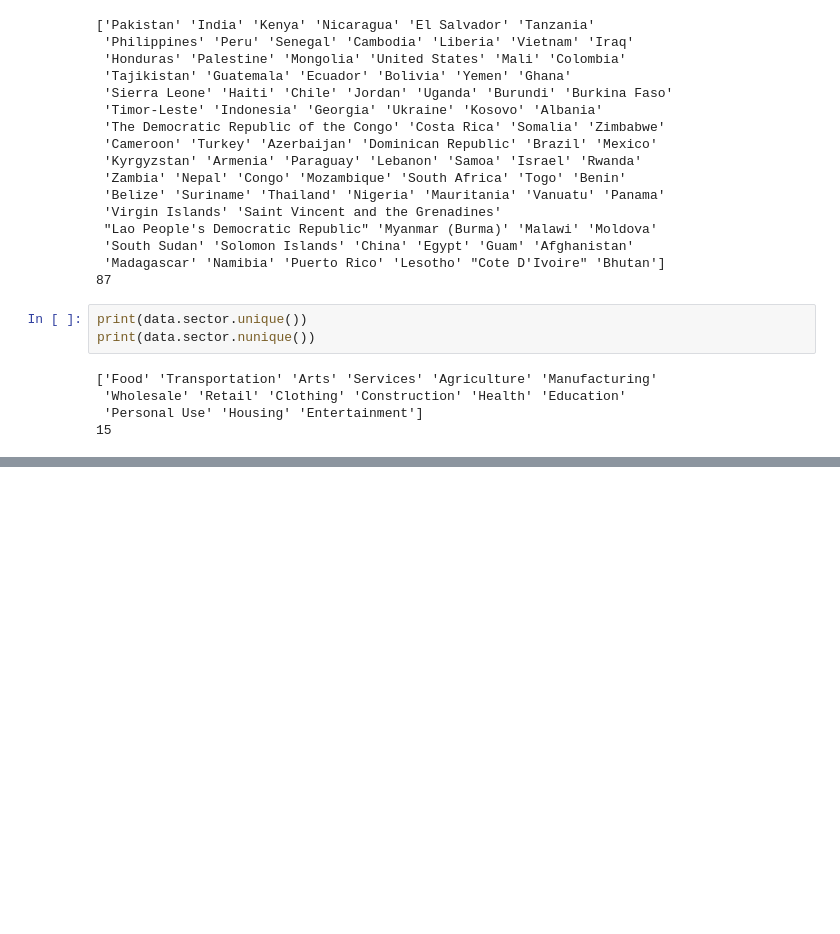
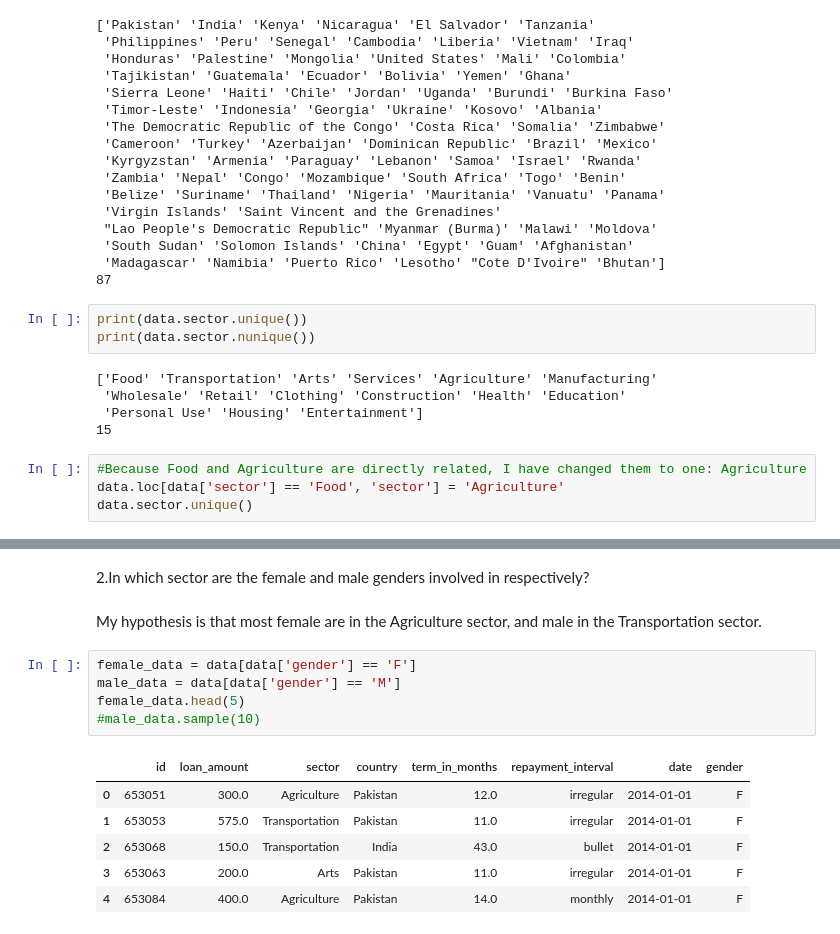
Before and after one commit to masterpython4ds/assignment-1-Alumasa, a Jupyter notebook: Kiva Loans_final.ipynb, the cells around one changed output, grey strips where cells are left out. Drawn from its saved outputs; the diff is of its cells as text; blank space fills up the shorter version.

```diff
--- a/Kiva Loans_final.ipynb
+++ b/Kiva Loans_final.ipynb
@@ -197,3 +197,7 @@ print(data.sector.nunique())
  'Wholesale' 'Retail' 'Clothing' 'Construction' 'Health' 'Education'
  'Personal Use' 'Housing' 'Entertainment']
 15
+# %%
+#Because Food and Agriculture are directly related, I have changed them to one: Agriculture
+data.loc[data['sector'] == 'Food', 'sector'] = 'Agriculture'
+data.sector.unique()
@@ -207,0 +237,16 @@ print(data.sector.nunique())
+# %% [markdown]
+2.In which sector are the female and male genders involved in respectively?
+# %% [markdown]
+My hypothesis is that most female are in the Agriculture sector, and male in the Transportation sector.
+# %%
+female_data = data[data['gender'] == 'F']
+male_data = data[data['gender'] == 'M']
+female_data.head(5)
+#male_data.sample(10)
+# %% [output]
+|  | id | loan_amount | sector | country | term_in_months | repayment_interval | date | gender |
+| 0 | 653051 | 300.0 | Agriculture | Pakistan | 12.0 | irregular | 2014-01-01 | F |
+| 1 | 653053 | 575.0 | Transportation | Pakistan | 11.0 | irregular | 2014-01-01 | F |
+| 2 | 653068 | 150.0 | Transportation | India | 43.0 | bullet | 2014-01-01 | F |
+| 3 | 653063 | 200.0 | Arts | Pakistan | 11.0 | irregular | 2014-01-01 | F |
+| 4 | 653084 | 400.0 | Agriculture | Pakistan | 14.0 | monthly | 2014-01-01 | F |
```
Also changed, not shown: parts of 21 cells of this notebook.
